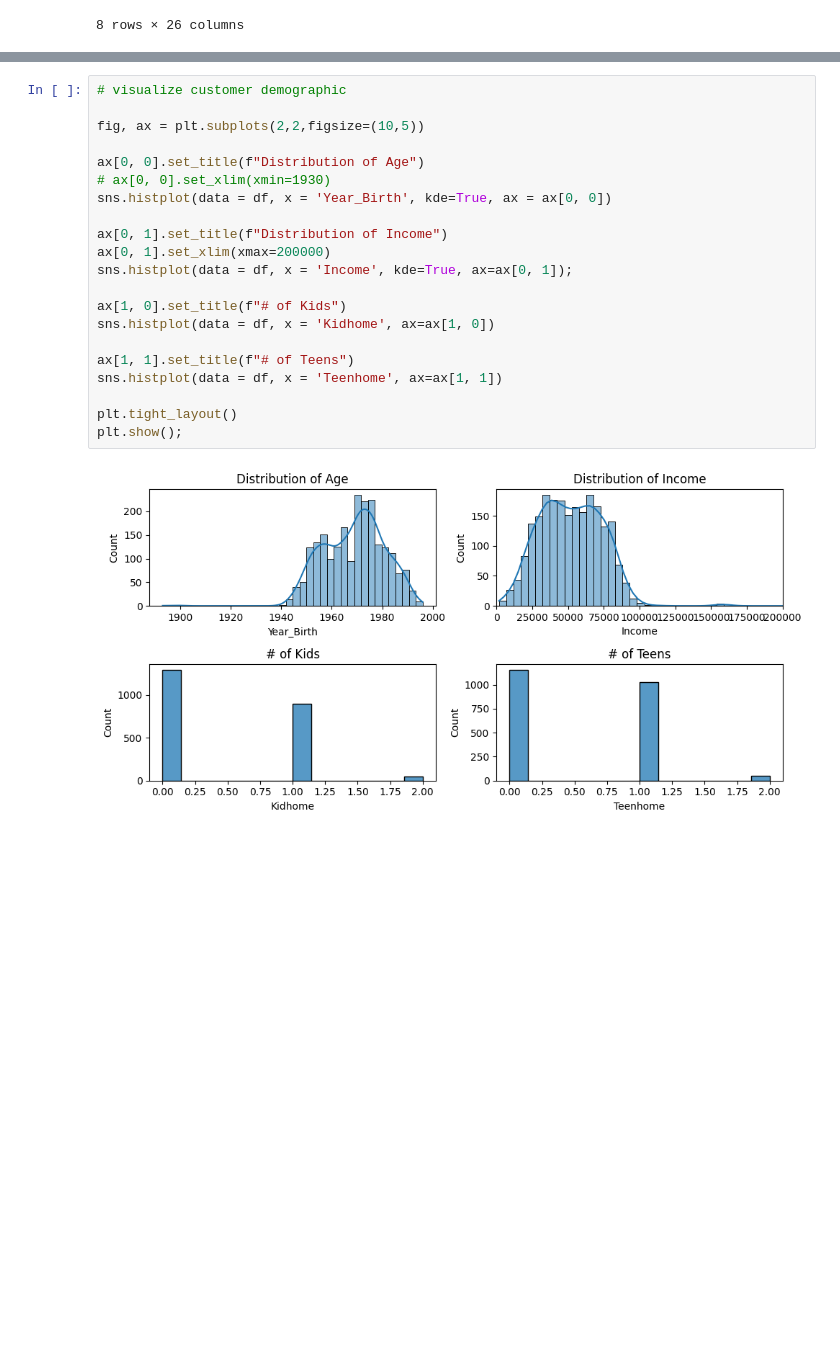
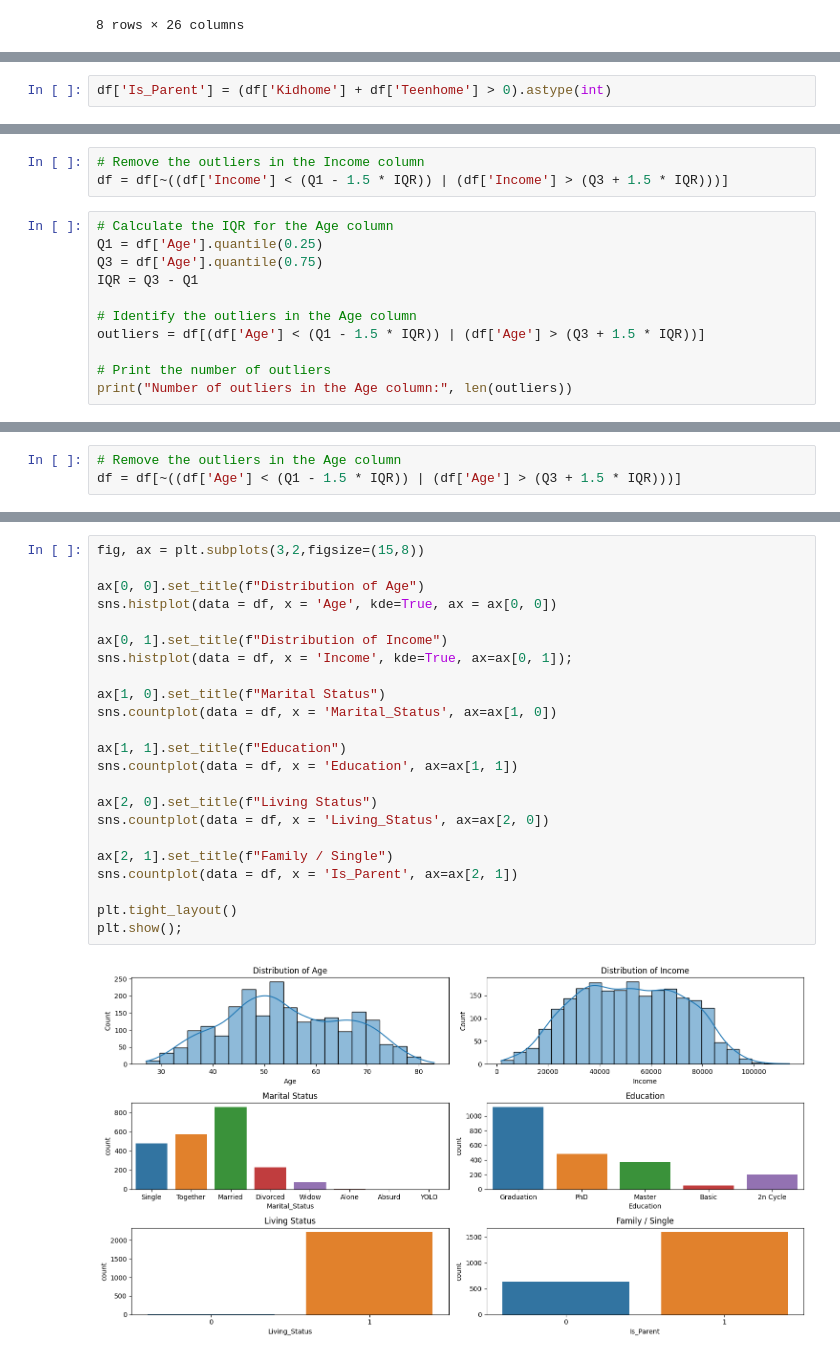
Before and after one commit to just1nt1me/marketing_campaign, a Jupyter notebook: EDA.ipynb, the cells around one changed output, grey strips where cells are left out. Saved outputs shown, nothing was run; the diff lists cells and outputs as text; blank space fills up the shorter version.

```diff
--- a/EDA.ipynb
+++ b/EDA.ipynb
@@ -106,0 +218,2 @@ df.describe()
+# %%
+df['Is_Parent'] = (df['Kidhome'] + df['Teenhome'] > 0).astype(int)
@@ -106,0 +274,14 @@ df.describe()
+# %%
+# Remove the outliers in the Income column
+df = df[~((df['Income'] < (Q1 - 1.5 * IQR)) | (df['Income'] > (Q3 + 1.5 * IQR)))]
+# %%
+# Calculate the IQR for the Age column
+Q1 = df['Age'].quantile(0.25)
+Q3 = df['Age'].quantile(0.75)
+IQR = Q3 - Q1
+
+# Identify the outliers in the Age column
+outliers = df[(df['Age'] < (Q1 - 1.5 * IQR)) | (df['Age'] > (Q3 + 1.5 * IQR))]
+
+# Print the number of outliers
+print("Number of outliers in the Age column:", len(outliers))
@@ -107 +290,4 @@ df.describe()
+# %%
+# Remove the outliers in the Age column
+df = df[~((df['Age'] < (Q1 - 1.5 * IQR)) | (df['Age'] > (Q3 + 1.5 * IQR)))]
 # %% [markdown]
@@ -109,23 +295,25 @@ df.describe()
 # %%
-# visualize customer demographic
-
-fig, ax = plt.subplots(2,2,figsize=(10,5))
+fig, ax = plt.subplots(3,2,figsize=(15,8))
 
 ax[0, 0].set_title(f"Distribution of Age")
-# ax[0, 0].set_xlim(xmin=1930)
-sns.histplot(data = df, x = 'Year_Birth', kde=True, ax = ax[0, 0])
+sns.histplot(data = df, x = 'Age', kde=True, ax = ax[0, 0])
 
 ax[0, 1].set_title(f"Distribution of Income")
-ax[0, 1].set_xlim(xmax=200000)
 sns.histplot(data = df, x = 'Income', kde=True, ax=ax[0, 1]);
 
-ax[1, 0].set_title(f"# of Kids")
-sns.histplot(data = df, x = 'Kidhome', ax=ax[1, 0])
+ax[1, 0].set_title(f"Marital Status")
+sns.countplot(data = df, x = 'Marital_Status', ax=ax[1, 0])
 
-ax[1, 1].set_title(f"# of Teens")
-sns.histplot(data = df, x = 'Teenhome', ax=ax[1, 1])
+ax[1, 1].set_title(f"Education")
+sns.countplot(data = df, x = 'Education', ax=ax[1, 1])
+
+ax[2, 0].set_title(f"Living Status")
+sns.countplot(data = df, x = 'Living_Status', ax=ax[2, 0])
+
+ax[2, 1].set_title(f"Family / Single")
+sns.countplot(data = df, x = 'Is_Parent', ax=ax[2, 1])
 
 plt.tight_layout()
 plt.show();
 # %% [output]
-[figure, old version]
+[figure, new version]
```
Also changed, not shown: parts of 62 cells of this notebook, 1 other file.
